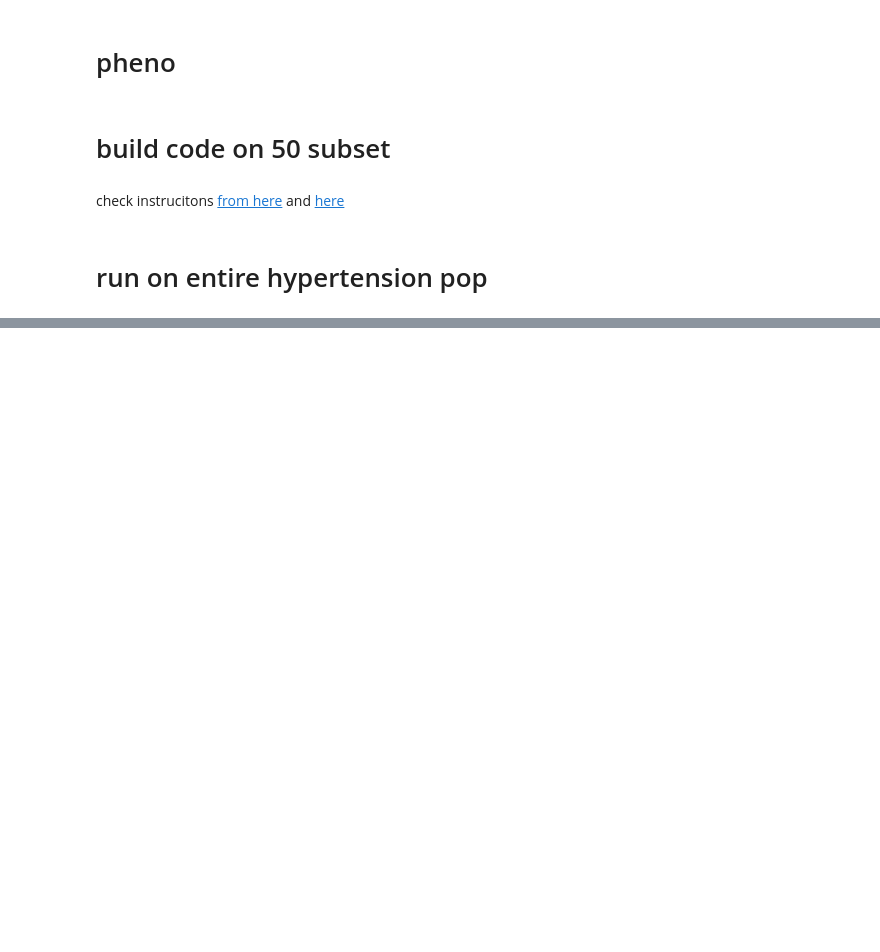
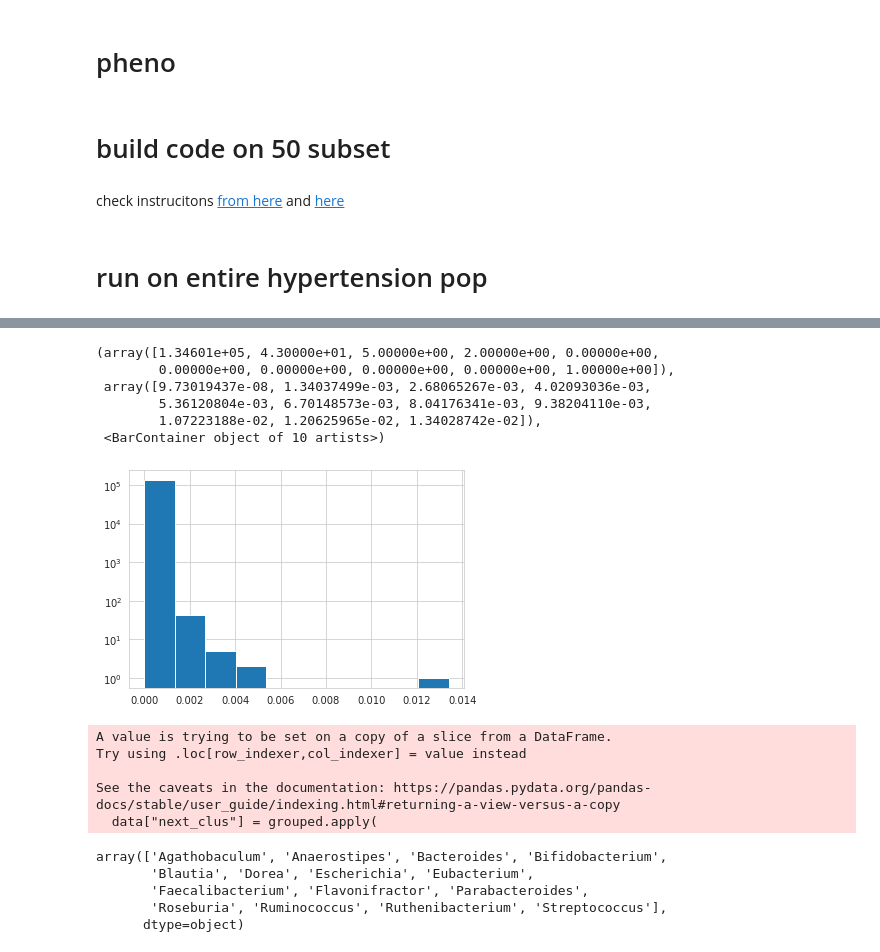
Before and after one commit to dcolinmorgan/gcn, a Jupyter notebook: gcn.ipynb, the cells around one changed output, grey strips where cells are left out. Drawn from its saved outputs; the diff is of its cells as text; code cells hidden in the pictures; blank space fills up the shorter version.

```diff
--- a/gcn.ipynb
+++ b/gcn.ipynb
@@ -317,0 +347,8 @@ df=Parallel(n_jobs=7) (meas(measur,uni_bact,relgene,graphs) for measur in dd)
+# %%
+noHT.columns=noHT.columns.str.split('_').str[0]
+noHT=noHT.groupby(by=noHT.columns, axis=1).mean()
+HT1.columns=HT1.columns.str.split('_').str[0]
+HT1=HT1.groupby(by=HT1.columns, axis=1).mean()
+HT2.columns=HT2.columns.str.split('_').str[0]
+HT2=HT2.groupby(by=HT2.columns, axis=1).mean()
+[noHT.shape,HT1.shape,HT2.shape]
@@ -317,0 +444,38 @@ df=Parallel(n_jobs=7) (meas(measur,uni_bact,relgene,graphs) for measur in dd)
+# %%
+plt.hist(jj.value,log=True)
+# %% [output]
+(array([1.34601e+05, 4.30000e+01, 5.00000e+00, 2.00000e+00, 0.00000e+00,
+        0.00000e+00, 0.00000e+00, 0.00000e+00, 0.00000e+00, 1.00000e+00]),
+ array([9.73019437e-08, 1.34037499e-03, 2.68065267e-03, 4.02093036e-03,
+        5.36120804e-03, 6.70148573e-03, 8.04176341e-03, 9.38204110e-03,
+        1.07223188e-02, 1.20625965e-02, 1.34028742e-02]),
+ <BarContainer object of 10 artists>)
+[figure, added]
+# %%
+XX=10
+labels,levels=pd.factorize(jj['target'])
+jj['prot_id']=labels
+jj['t']=jj['time'].astype('str').str.split('-').str[0]
+labels,levels=pd.factorize(jj['t'])
+jj['t']=labels
+data=jj[['species','prot_id','time','t','value']]
+df=data.copy()
+grouped = data.groupby('prot_id')
+
+def get_next_clus(x): return x['species'].shift(-1)
+
+data["next_clus"] = grouped.apply(
+     lambda x: get_next_clus(x)).reset_index(0, drop=True)
+
+
+# df = data[['species','target','t','value']]#.sort_values(['time'], ascending=[True]).groupby(['species','time']).max(5)
+jeff=pd.DataFrame(df.groupby(['species','t'])['value'].nlargest(XX))
+jeff.reset_index(inplace=True)
+
+jeffA=data.loc[jeff['level_2']]
+# %% [output]
+A value is trying to be set on a copy of a slice from a DataFrame.
+Try using .loc[row_indexer,col_indexer] = value instead
+
+See the caveats in the documentation: https://pandas.pydata.org/pandas-docs/stable/user_guide/indexing.html#returning-a-view-versus-a-copy
+  data["next_clus"] = grouped.apply(
@@ -317,0 +486,8 @@ df=Parallel(n_jobs=7) (meas(measur,uni_bact,relgene,graphs) for measur in dd)
+# %%
+np.unique(data.species)
+# %% [output]
+array(['Agathobaculum', 'Anaerostipes', 'Bacteroides', 'Bifidobacterium',
+       'Blautia', 'Dorea', 'Escherichia', 'Eubacterium',
+       'Faecalibacterium', 'Flavonifractor', 'Parabacteroides',
+       'Roseburia', 'Ruminococcus', 'Ruthenibacterium', 'Streptococcus'],
+      dtype=object)
```
Also changed, not shown: parts of 49 cells of this notebook, 4 other files.
